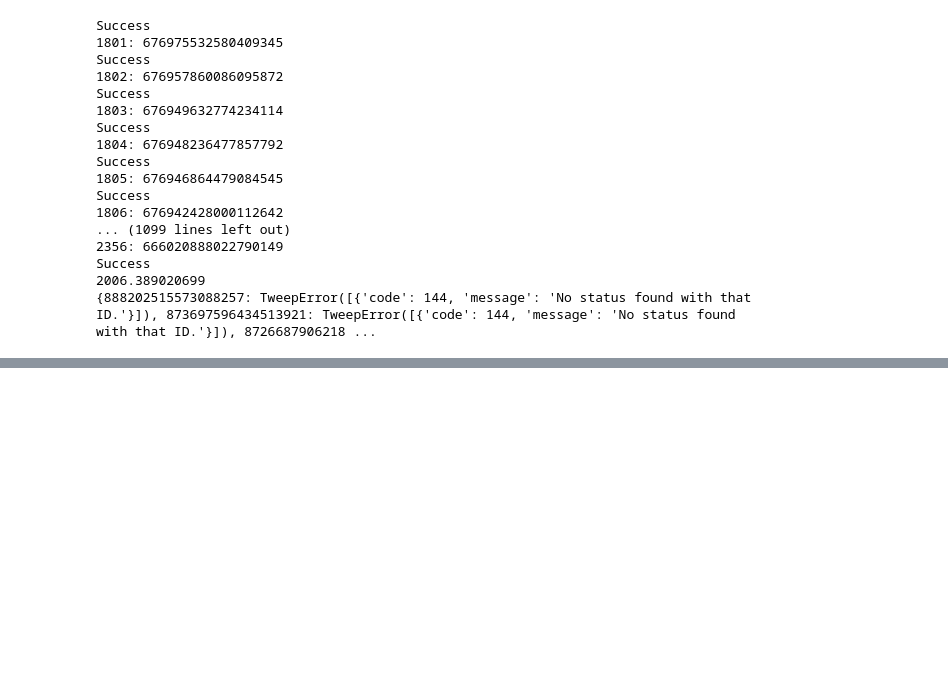
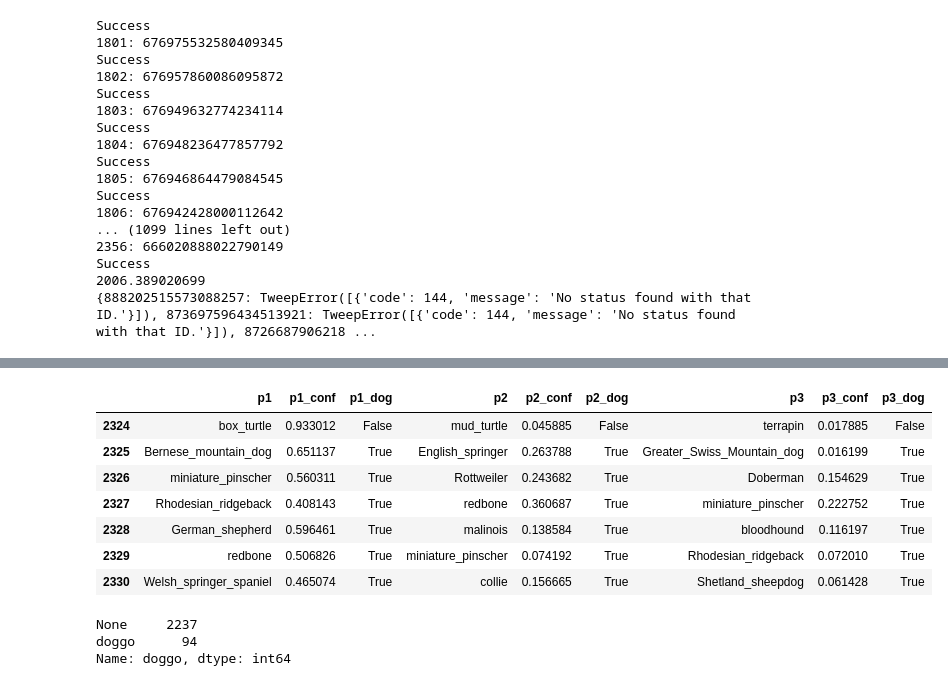
Before and after one commit to primalusiana/twitter-data-wrangling, a Jupyter notebook: wrangle_act.ipynb, the cells around one changed output, grey strips where cells are left out. Saved outputs shown, nothing was run; the diff lists cells and outputs as text; code cells hidden in the pictures; blank space fills up the shorter version.

Commit message:
data assessing done

```diff
--- a/wrangle_act.ipynb
+++ b/wrangle_act.ipynb
@@ -118,0 +156,6 @@ len(fails_dict)
+# %%
+# merge first dataframe (initial dataframe without retweet and favorite info)
+# and second dataframe (dataframe than cointains retweet and favorite info)
+# using inner join because the total of rows are the same
+df_cmb = pd.merge(df, df_twt, how='inner', left_on='tweet_id', right_on='tweet_id')
+df_cmb.head()
@@ -118,0 +169,4 @@ len(fails_dict)
+# %%
+# read third data, image prediction
+df_img = pd.read_csv('image-predictions-3.tsv', sep="\t")
+df_img.head()
@@ -118,0 +185,6 @@ len(fails_dict)
+# %%
+# merge combined dataframe
+# and third dataframe (dataframe than cointains breed prediction info from dog's image)
+# using left join so we don't lose the data for now
+df_cmb = pd.merge(df_cmb, df_img, how='left', left_on='tweet_id', right_on='tweet_id')
+df_cmb.head()
@@ -118,0 +206,2 @@ len(fails_dict)
+# %%
+df_cln = df_cmb.copy()
@@ -118,0 +255,20 @@ len(fails_dict)
+# %%
+# checking data with non variable headers
+df_cln[['p1','p1_conf','p1_dog','p2','p2_conf','p2_dog','p3','p3_conf','p3_dog']].tail(7)
+# %% [output]
+|  | p1 | p1_conf | p1_dog | p2 | p2_conf | p2_dog | p3 | p3_conf | p3_dog |
+| 2324 | box_turtle | 0.933012 | False | mud_turtle | 0.045885 | False | terrapin | 0.017885 | False |
+| 2325 | Bernese_mountain_dog | 0.651137 | True | English_springer | 0.263788 | True | Greater_Swiss_Mountain_dog | 0.016199 | True |
+| 2326 | miniature_pinscher | 0.560311 | True | Rottweiler | 0.243682 | True | Doberman | 0.154629 | True |
+| 2327 | Rhodesian_ridgeback | 0.408143 | True | redbone | 0.360687 | True | miniature_pinscher | 0.222752 | True |
+| 2328 | German_shepherd | 0.596461 | True | malinois | 0.138584 | True | bloodhound | 0.116197 | True |
+| 2329 | redbone | 0.506826 | True | miniature_pinscher | 0.074192 | True | Rhodesian_ridgeback | 0.072010 | True |
+| 2330 | Welsh_springer_spaniel | 0.465074 | True | collie | 0.156665 | True | Shetland_sheepdog | 0.061428 | True |
+# %%
+# checking doggo columns
+# this column is similar with floofer, pupper, puppo
+df_cln['doggo'].value_counts()
+# %% [output]
+None     2237
+doggo      94
+Name: doggo, dtype: int64
```
Also changed, not shown: parts of 24 cells of this notebook, 1 other file.
